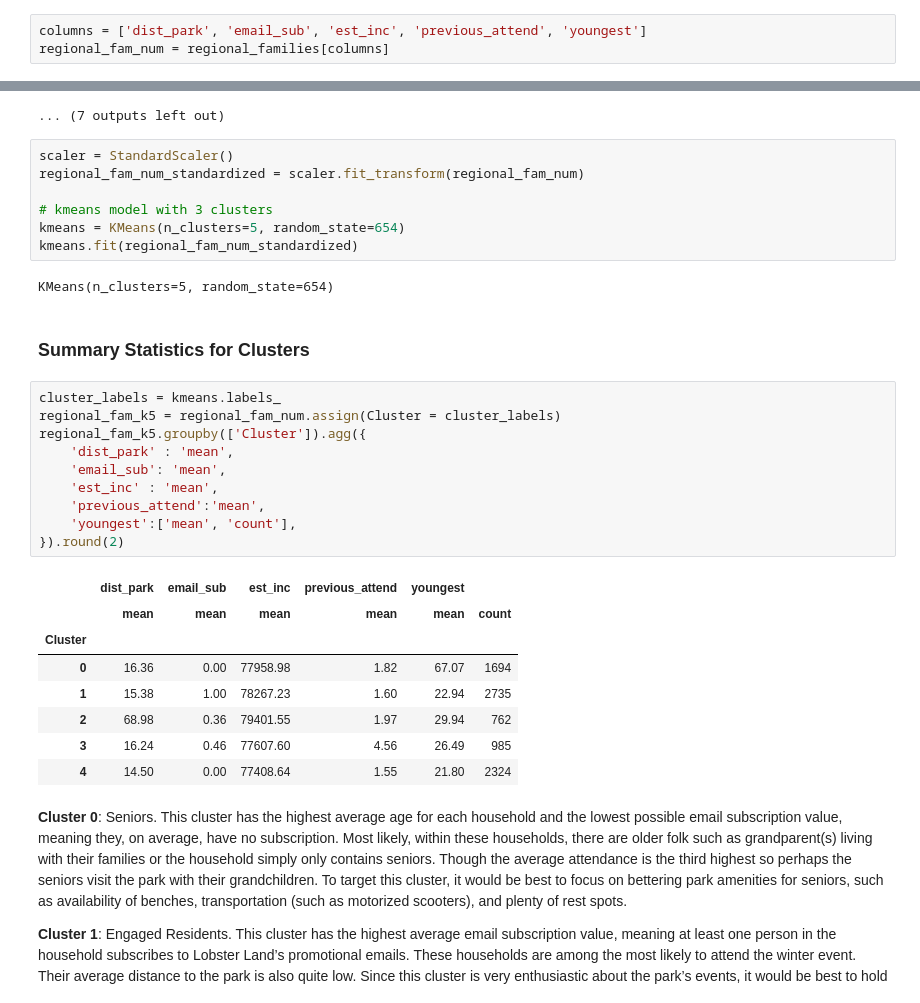
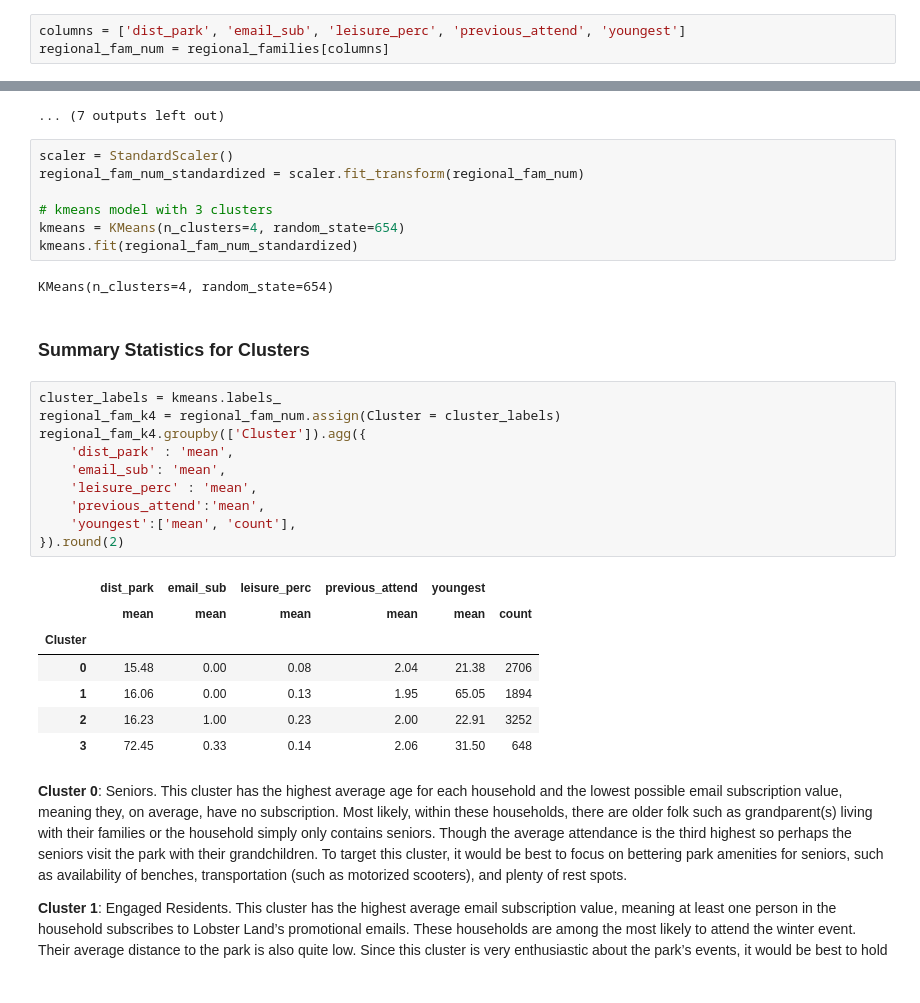
Before and after one commit to dz080/AD654_FinalProject, a Jupyter notebook: dz.ipynb, the cells around one changed output, grey strips where cells are left out. Drawn from its saved outputs; the diff is of its cells as text.

```diff
--- a/dz.ipynb
+++ b/dz.ipynb
@@ -324,7 +324,7 @@ Text(0.5, 1.0, 'Correlation Matrix')
 # %% [markdown]
 - to avoid redundancy and reduce dimensionality, take a subset of our dataset
 # %%
-columns = ['dist_park', 'email_sub', 'est_inc', 'previous_attend', 'youngest']
+columns = ['dist_park', 'email_sub', 'leisure_perc', 'previous_attend', 'youngest']
 regional_fam_num = regional_families[columns]
 # %% [markdown]
 ## K-means Clustering
@@ -364,31 +364,30 @@ scaler = StandardScaler()
 regional_fam_num_standardized = scaler.fit_transform(regional_fam_num)
 
 # kmeans model with 3 clusters
-kmeans = KMeans(n_clusters=5, random_state=654)
+kmeans = KMeans(n_clusters=4, random_state=654)
 kmeans.fit(regional_fam_num_standardized)
 # %% [output]
-KMeans(n_clusters=5, random_state=654)
+KMeans(n_clusters=4, random_state=654)
 # %% [markdown]
 ### Summary Statistics for Clusters
 # %%
 cluster_labels = kmeans.labels_
-regional_fam_k5 = regional_fam_num.assign(Cluster = cluster_labels)
-regional_fam_k5.groupby(['Cluster']).agg({
+regional_fam_k4 = regional_fam_num.assign(Cluster = cluster_labels)
+regional_fam_k4.groupby(['Cluster']).agg({
     'dist_park' : 'mean',
     'email_sub': 'mean',
-    'est_inc' : 'mean',
+    'leisure_perc' : 'mean',
     'previous_attend':'mean',
     'youngest':['mean', 'count'],
 }).round(2)
 # %% [output]
-|  | dist_park | email_sub | est_inc | previous_attend | youngest |  |
+|  | dist_park | email_sub | leisure_perc | previous_attend | youngest |  |
 |  | mean | mean | mean | mean | mean | count |
 | Cluster |  |  |  |  |  |  |
-| 0 | 16.36 | 0.00 | 77958.98 | 1.82 | 67.07 | 1694 |
-| 1 | 15.38 | 1.00 | 78267.23 | 1.60 | 22.94 | 2735 |
-| 2 | 68.98 | 0.36 | 79401.55 | 1.97 | 29.94 | 762 |
-| 3 | 16.24 | 0.46 | 77607.60 | 4.56 | 26.49 | 985 |
-| 4 | 14.50 | 0.00 | 77408.64 | 1.55 | 21.80 | 2324 |
+| 0 | 15.48 | 0.00 | 0.08 | 2.04 | 21.38 | 2706 |
+| 1 | 16.06 | 0.00 | 0.13 | 1.95 | 65.05 | 1894 |
+| 2 | 16.23 | 1.00 | 0.23 | 2.00 | 22.91 | 3252 |
+| 3 | 72.45 | 0.33 | 0.14 | 2.06 | 31.50 | 648 |
 # %% [markdown]
 **Cluster 0**: Seniors. This cluster has the highest average age for each household and the lowest possible email subscription value, meaning they, on average, have no subscription. Most likely, within these households, there are older folk such as grandparent(s) living with their families or the household simply only contains seniors. Though the average attendance is the third highest so perhaps the seniors visit the park with their grandchildren. To target this cluster, it would be best to focus on bettering park amenities for seniors, such as availability of benches, transportation (such as motorized scooters), and plenty of rest spots.
 
```
Also changed, not shown: parts of 4 cells of this notebook, 1 other file.
